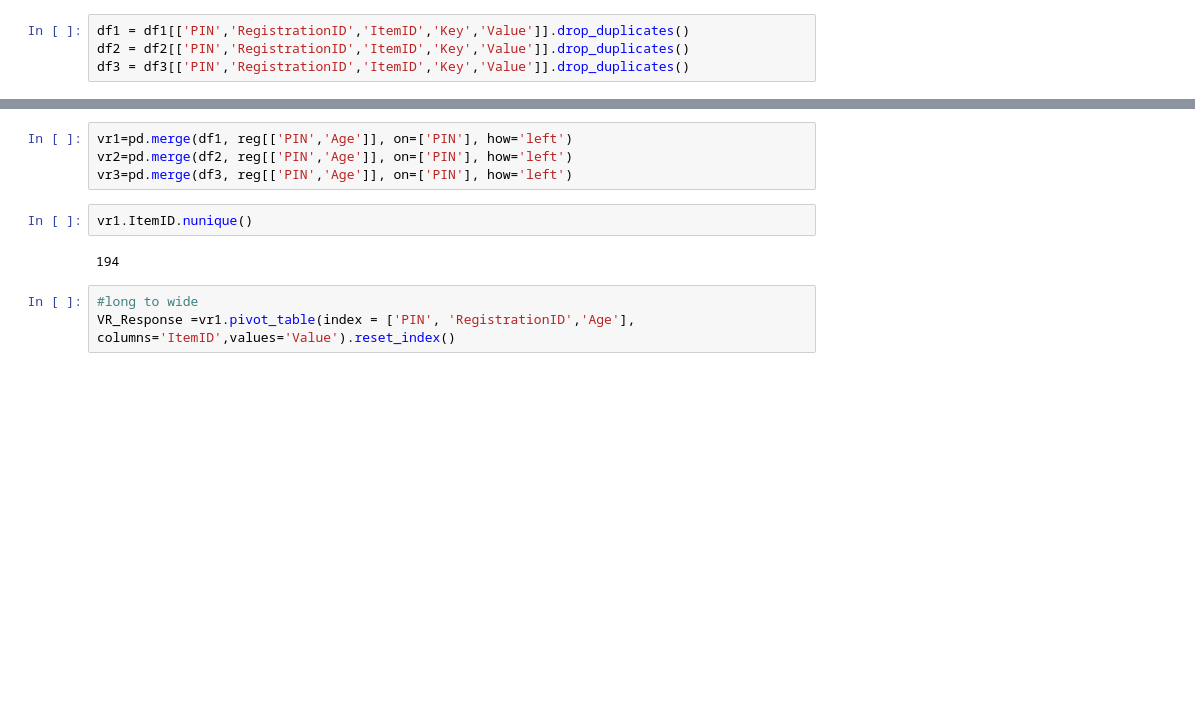
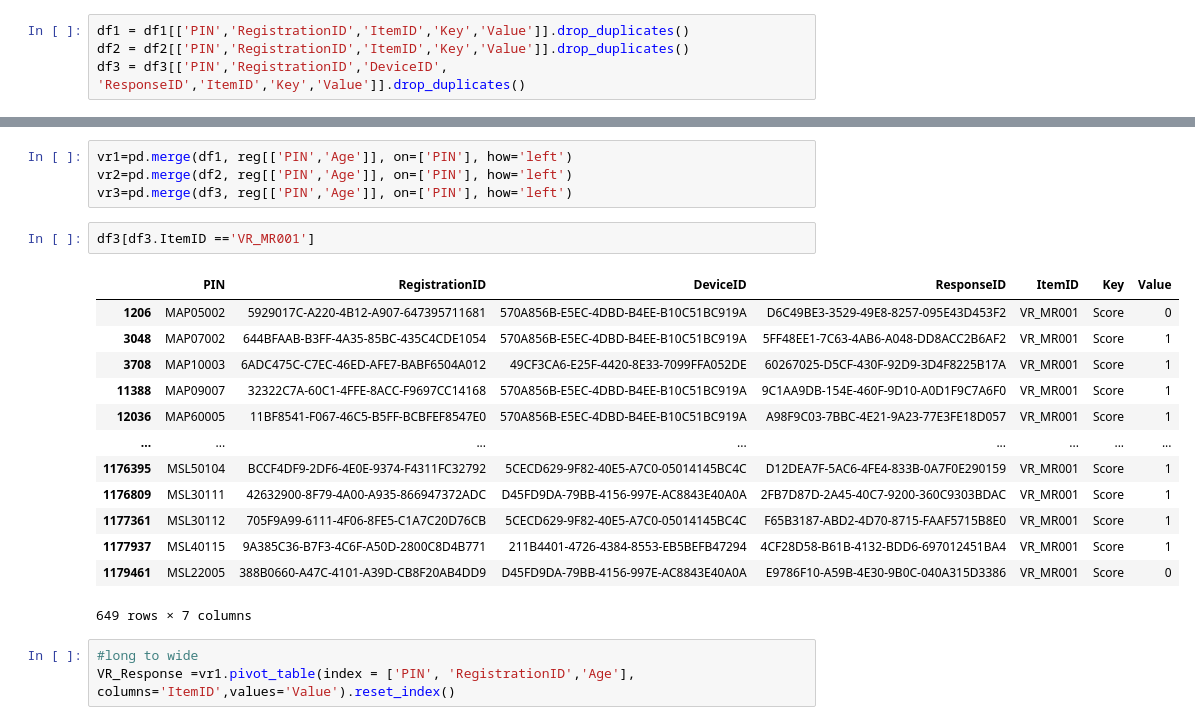
Before and after one commit to tianchu-shu/NWMSS, a Jupyter notebook: NIHTB_Norming/VR_norm.ipynb, the cells around one changed output, grey strips where cells are left out. Cells and saved outputs as stored; diff of their text form; blank space fills up the shorter version.

```diff
--- a/NIHTB_Norming/VR_norm.ipynb
+++ b/NIHTB_Norming/VR_norm.ipynb
@@ -49,7 +49,7 @@ Name: Key, dtype: int64
 # %%
 df1 = df1[['PIN','RegistrationID','ItemID','Key','Value']].drop_duplicates()
 df2 = df2[['PIN','RegistrationID','ItemID','Key','Value']].drop_duplicates()
-df3 = df3[['PIN','RegistrationID','ItemID','Key','Value']].drop_duplicates()
+df3 = df3[['PIN','RegistrationID','DeviceID', 'ResponseID','ItemID','Key','Value']].drop_duplicates()
 # %%
 df1.shape
 # %% [output]
@@ -90,9 +96,21 @@ vr1=pd.merge(df1, reg[['PIN','Age']], on=['PIN'], how='left')
 vr2=pd.merge(df2, reg[['PIN','Age']], on=['PIN'], how='left')
 vr3=pd.merge(df3, reg[['PIN','Age']], on=['PIN'], how='left')
 # %%
-vr1.ItemID.nunique()
+df3[df3.ItemID =='VR_MR001']
 # %% [output]
+|  | PIN | RegistrationID | DeviceID | ResponseID | ItemID | Key | Value |
+| 1206 | MAP05002 | 5929017C-A220-4B12-A907-647395711681 | 570A856B-E5EC-4DBD-B4EE-B10C51BC919A | D6C49BE3-3529-49E8-8257-095E43D453F2 | VR_MR001 | Score | 0 |
+| 3048 | MAP07002 | 644BFAAB-B3FF-4A35-85BC-435C4CDE1054 | 570A856B-E5EC-4DBD-B4EE-B10C51BC919A | 5FF48EE1-7C63-4AB6-A048-DD8ACC2B6AF2 | VR_MR001 | Score | 1 |
+| 3708 | MAP10003 | 6ADC475C-C7EC-46ED-AFE7-BABF6504A012 | 49CF3CA6-E25F-4420-8E33-7099FFA052DE | 60267025-D5CF-430F-92D9-3D4F8225B17A | VR_MR001 | Score | 1 |
+| 11388 | MAP09007 | 32322C7A-60C1-4FFE-8ACC-F9697CC14168 | 570A856B-E5EC-4DBD-B4EE-B10C51BC919A | 9C1AA9DB-154E-460F-9D10-A0D1F9C7A6F0 | VR_MR001 | Score | 1 |
+| 12036 | MAP60005 | 11BF8541-F067-46C5-B5FF-BCBFEF8547E0 | 570A856B-E5EC-4DBD-B4EE-B10C51BC919A | A98F9C03-7BBC-4E21-9A23-77E3FE18D057 | VR_MR001 | Score | 1 |
+| ... | ... | ... | ... | ... | ... | ... | ... |
+| 1176395 | MSL50104 | BCCF4DF9-2DF6-4E0E-9374-F4311FC32792 | 5CECD629-9F82-40E5-A7C0-05014145BC4C | D12DEA7F-5AC6-4FE4-833B-0A7F0E290159 | VR_MR001 | Score | 1 |
+| 1176809 | MSL30111 | 42632900-8F79-4A00-A935-866947372ADC | D45FD9DA-79BB-4156-997E-AC8843E40A0A | 2FB7D87D-2A45-40C7-9200-360C9303BDAC | VR_MR001 | Score | 1 |
+| 1177361 | MSL30112 | 705F9A99-6111-4F06-8FE5-C1A7C20D76CB | 5CECD629-9F82-40E5-A7C0-05014145BC4C | F65B3187-ABD2-4D70-8715-FAAF5715B8E0 | VR_MR001 | Score | 1 |
+| 1177937 | MSL40115 | 9A385C36-B7F3-4C6F-A50D-2800C8D4B771 | 211B4401-4726-4384-8553-EB5BEFB47294 | 4CF28D58-B61B-4132-BDD6-697012451BA4 | VR_MR001 | Score | 1 |
+| 1179461 | MSL22005 | 388B0660-A47C-4101-A39D-CB8F20AB4DD9 | D45FD9DA-79BB-4156-997E-AC8843E40A0A | E9786F10-A59B-4E30-9B0C-040A315D3386 | VR_MR001 | Score | 0 |
-194
+649 rows × 7 columns
 # %%
 #long to wide
 VR_Response =vr1.pivot_table(index = ['PIN', 'RegistrationID','Age'], columns='ItemID',values='Value').reset_index()
```
Also changed, not shown: parts of 95 cells of this notebook.
